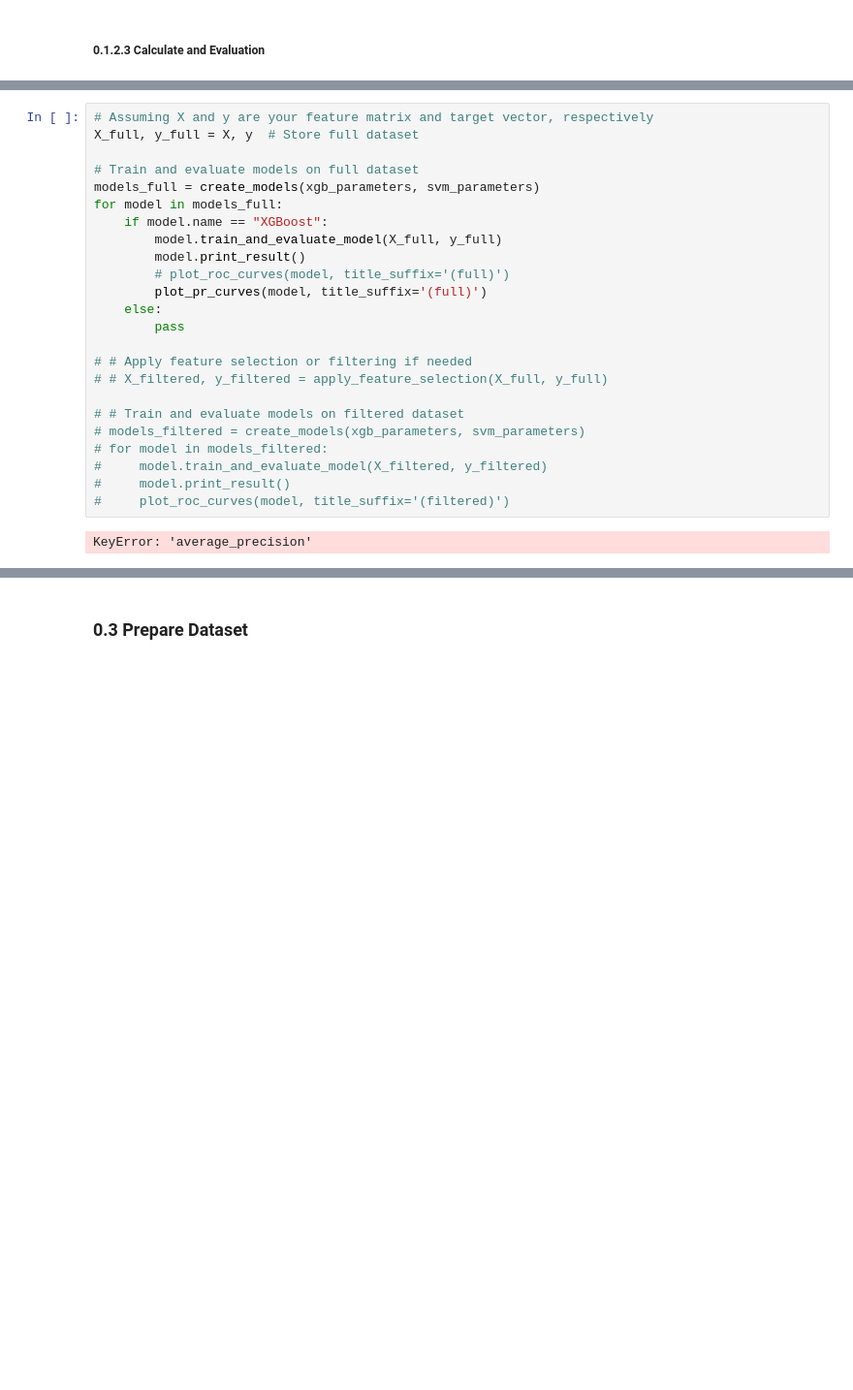
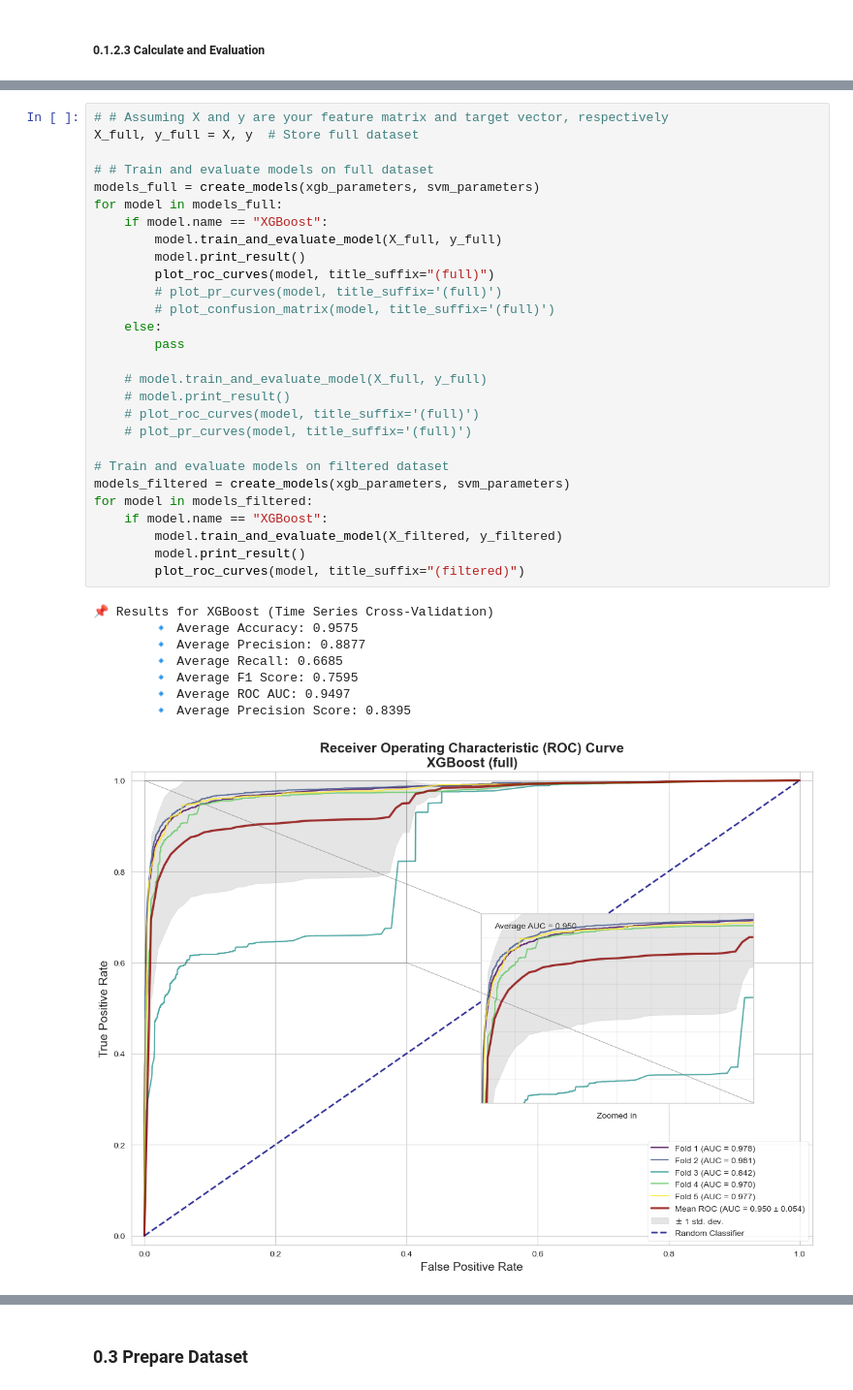
Before and after one commit to changjoon-park/kings-project, a Jupyter notebook: data/project.ipynb, the cells around one changed output, grey strips where cells are left out. Shown at 97% size. Saved outputs shown, nothing was run; the diff lists cells and outputs as text; blank space fills up the shorter version.

Commit message:
Experiment 1: Add Plots
- ROC Curve
- Precision Recall Curve
- TODO: Confusion Matrix

```diff
--- a/data/project.ipynb
+++ b/data/project.ipynb
@@ -633,26 +851,37 @@ for model in models:
 # %%
-# Assuming X and y are your feature matrix and target vector, respectively
+# # Assuming X and y are your feature matrix and target vector, respectively
 X_full, y_full = X, y  # Store full dataset
 
-# Train and evaluate models on full dataset
+# # Train and evaluate models on full dataset
 models_full = create_models(xgb_parameters, svm_parameters)
 for model in models_full:
     if model.name == "XGBoost":
         model.train_and_evaluate_model(X_full, y_full)
         model.print_result()
-        # plot_roc_curves(model, title_suffix='(full)')
-        plot_pr_curves(model, title_suffix='(full)')
+        plot_roc_curves(model, title_suffix="(full)")
+        # plot_pr_curves(model, title_suffix='(full)')
+        # plot_confusion_matrix(model, title_suffix='(full)')
     else:
         pass
 
-# # Apply feature selection or filtering if needed
-# # X_filtered, y_filtered = apply_feature_selection(X_full, y_full)
+    # model.train_and_evaluate_model(X_full, y_full)
+    # model.print_result()
+    # plot_roc_curves(model, title_suffix='(full)')
+    # plot_pr_curves(model, title_suffix='(full)')
 
-# # Train and evaluate models on filtered dataset
-# models_filtered = create_models(xgb_parameters, svm_parameters)
-# for model in models_filtered:
-#     model.train_and_evaluate_model(X_filtered, y_filtered)
-#     model.print_result()
-#     plot_roc_curves(model, title_suffix='(filtered)')
+# Train and evaluate models on filtered dataset
+models_filtered = create_models(xgb_parameters, svm_parameters)
+for model in models_filtered:
+    if model.name == "XGBoost":
+        model.train_and_evaluate_model(X_filtered, y_filtered)
+        model.print_result()
+        plot_roc_curves(model, title_suffix="(filtered)")
 # %% [output]
-KeyError: 'average_precision'
+📌 Results for XGBoost (Time Series Cross-Validation)
+        🔹 Average Accuracy: 0.9575
+        🔹 Average Precision: 0.8877
+        🔹 Average Recall: 0.6685
+        🔹 Average F1 Score: 0.7595
+        🔹 Average ROC AUC: 0.9497
+        🔹 Average Precision Score: 0.8395
+[figure, added]
```
Also changed, not shown: parts of 39 cells of this notebook, 7 other files.
